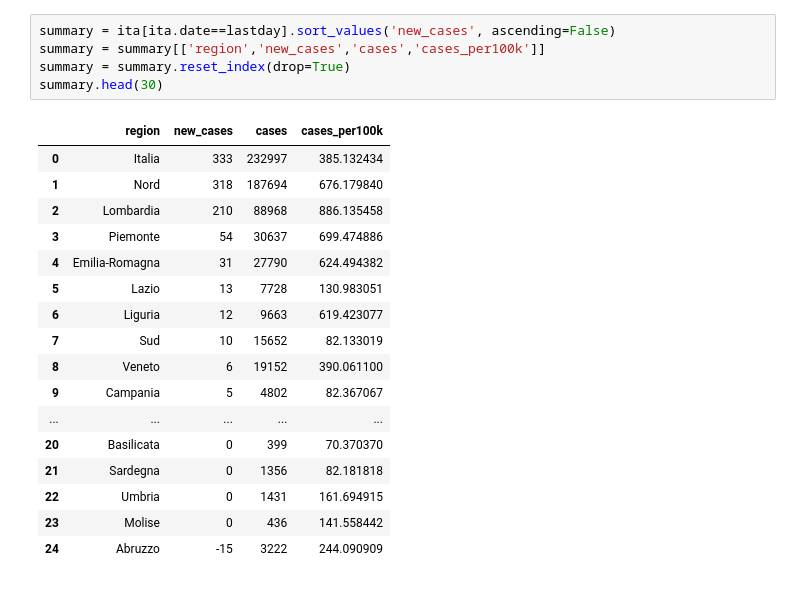
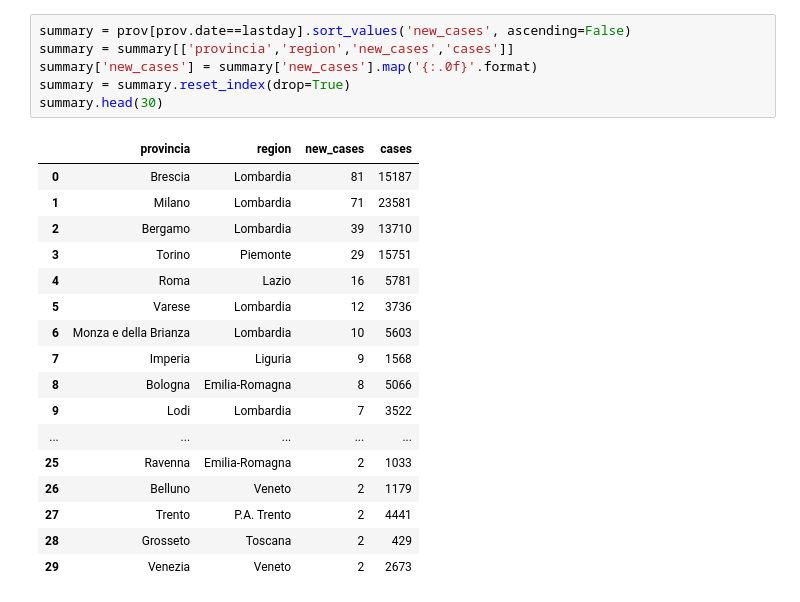
Before and after one commit to pietrodigangi/COVID19-Monitor, a Jupyter notebook: covid-italia-fase2.ipynb, the cells around one changed output. Drawn from its saved outputs; the diff is of its cells as text.

```diff
--- a/covid-italia-fase2.ipynb
+++ b/covid-italia-fase2.ipynb
@@ -64,23 +88,24 @@ Dati provinciali aggiornati a: 2020-05-31 00:00:00
 # %%
-summary = ita[ita.date==lastday].sort_values('new_cases', ascending=False)
-summary = summary[['region','new_cases','cases','cases_per100k']]
+summary = prov[prov.date==lastday].sort_values('new_cases', ascending=False)
+summary = summary[['provincia','region','new_cases','cases']]
+summary['new_cases'] = summary['new_cases'].map('{:.0f}'.format)
 summary = summary.reset_index(drop=True)
 summary.head(30)
 # %% [output]
-|  | region | new_cases | cases | cases_per100k |
-| 0 | Italia | 333 | 232997 | 385.132434 |
-| 1 | Nord | 318 | 187694 | 676.179840 |
-| 2 | Lombardia | 210 | 88968 | 886.135458 |
-| 3 | Piemonte | 54 | 30637 | 699.474886 |
-| 4 | Emilia-Romagna | 31 | 27790 | 624.494382 |
-| 5 | Lazio | 13 | 7728 | 130.983051 |
-| 6 | Liguria | 12 | 9663 | 619.423077 |
-| 7 | Sud | 10 | 15652 | 82.133019 |
-| 8 | Veneto | 6 | 19152 | 390.061100 |
-| 9 | Campania | 5 | 4802 | 82.367067 |
+|  | provincia | region | new_cases | cases |
+| 0 | Brescia | Lombardia | 81 | 15187 |
+| 1 | Milano | Lombardia | 71 | 23581 |
+| 2 | Bergamo | Lombardia | 39 | 13710 |
+| 3 | Torino | Piemonte | 29 | 15751 |
+| 4 | Roma | Lazio | 16 | 5781 |
+| 5 | Varese | Lombardia | 12 | 3736 |
+| 6 | Monza e della Brianza | Lombardia | 10 | 5603 |
+| 7 | Imperia | Liguria | 9 | 1568 |
+| 8 | Bologna | Emilia-Romagna | 8 | 5066 |
+| 9 | Lodi | Lombardia | 7 | 3522 |
 | ... | ... | ... | ... | ... |
-| 20 | Basilicata | 0 | 399 | 70.370370 |
-| 21 | Sardegna | 0 | 1356 | 82.181818 |
-| 22 | Umbria | 0 | 1431 | 161.694915 |
-| 23 | Molise | 0 | 436 | 141.558442 |
-| 24 | Abruzzo | -15 | 3222 | 244.090909 |
+| 25 | Ravenna | Emilia-Romagna | 2 | 1033 |
+| 26 | Belluno | Veneto | 2 | 1179 |
+| 27 | Trento | P.A. Trento | 2 | 4441 |
+| 28 | Grosseto | Toscana | 2 | 429 |
+| 29 | Venezia | Veneto | 2 | 2673 |
```
Also changed, not shown: parts of 10 cells of this notebook, 9 other files.
